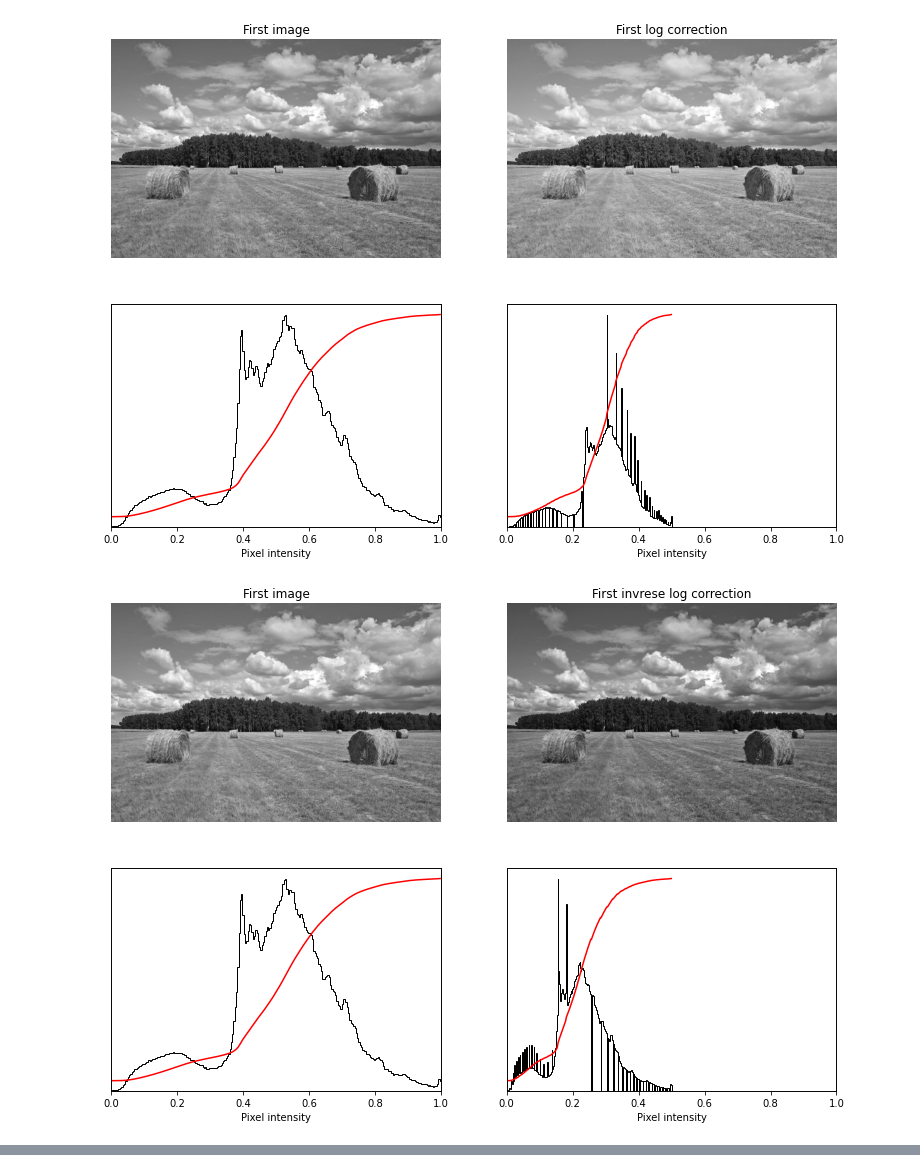
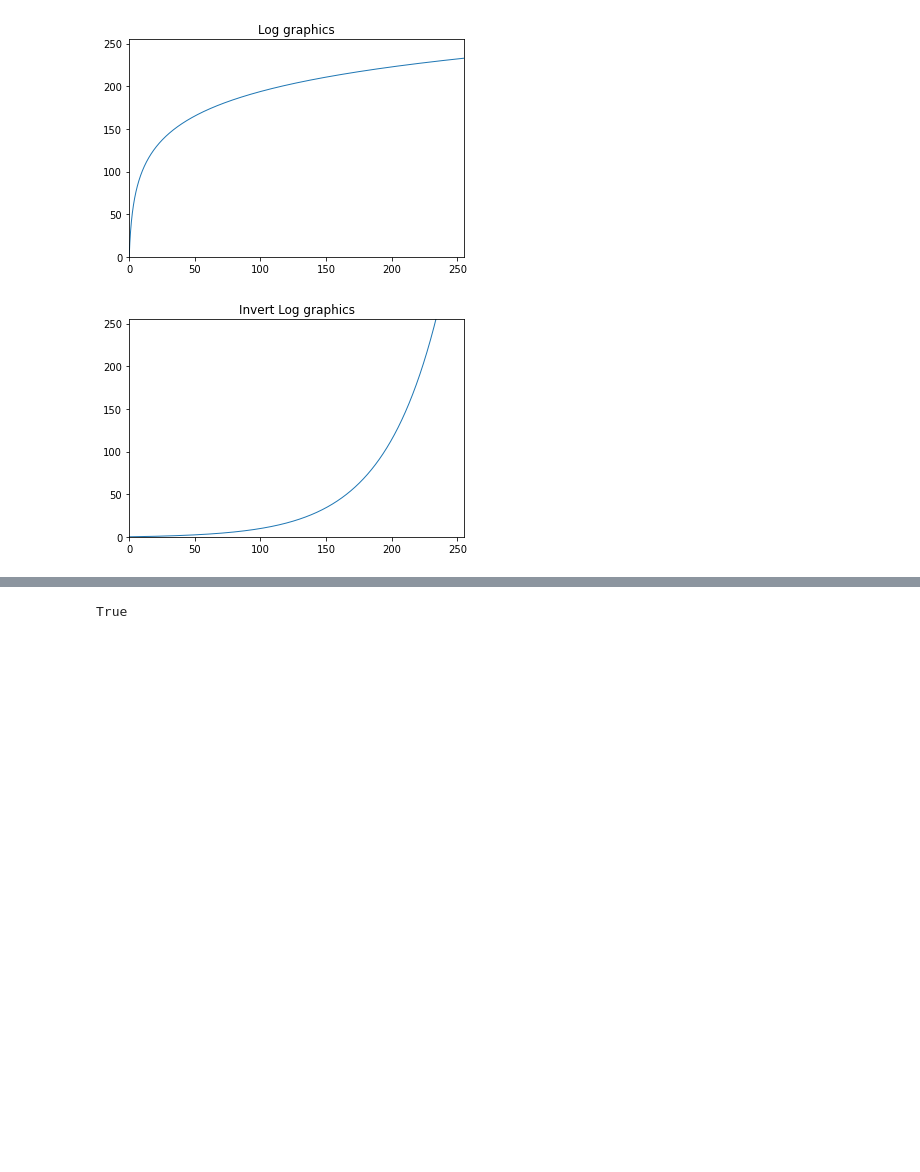
Before and after one commit to GreyImediary/image_processing_labs, a Jupyter notebook: lab_2/lab_2.ipynb, the cells around one changed output, grey strips where cells are left out. Saved outputs shown, nothing was run; the diff lists cells and outputs as text; code cells hidden in the pictures; blank space fills up the shorter version.

```diff
--- a/lab_2/lab_2.ipynb
+++ b/lab_2/lab_2.ipynb
@@ -67,23 +68,68 @@ draw_graphics(img_02_bw, img_02_neg, 'First image', 'Second negative')
 # %%
-float_01 = img_as_float(img_01_bw)
-float_02 = img_as_float(img_02_bw)
+base = 2.71
 
-img_01_log_x = exposure.adjust_log(float_01, 0.5)
-img_02_log_x = exposure.adjust_log(float_02, 1.5)
+def log_plot(c):
+     x = np.arange(0, 256, 0.01)
+     y = c * np.log(1 + x)
+     plt.plot(x, y, linewidth=1)
 
-img_01_log_y = exposure.adjust_log(float_01, 0.5, inv=True)
-img_02_log_y = exposure.adjust_log(float_02, 1.5, inv=True)
+     plt.title(u'Log graphics')
+     plt.xlim(0, 255), plt.ylim(0, 255)
+     plt.show()
 
-imsave('01_log_x.jpg', (img_01_log_x * 255).astype(np.uint8))
-imsave('02_log_x.jpg', (img_02_log_x * 255).astype(np.uint8))
-imsave('01_log_y.jpg', (img_01_log_y * 255).astype(np.uint8))
-imsave('02_log_y.jpg', (img_02_log_y * 255).astype(np.uint8))
+def log_plot_inv(c):
+     x = np.arange(0, 256, 0.01)
+     y = base ** (x / c) - 1
+     plt.plot(x, y, linewidth=1)
 
-draw_graphics(img_01_bw, img_01_log_x, 'First image', 'First log correction')
-draw_graphics(img_01_bw, img_01_log_y, 'First image', 'First invrese log correction')
+     plt.title(u'Invert Log graphics')
+     plt.xlim(0, 255), plt.ylim(0, 255)
+     plt.show()
 
-draw_graphics(img_02_bw, img_02_log_x, 'Second image', 'Second log correction')
-draw_graphics(img_02_bw, img_02_log_y, 'Second image', 'Second invrese log correction')
+def log(c, image2):
+    output = c * np.log(1.0 + image2)
+    output = np.uint8(output + 0.5)
+    return output
+
+def log_inv(c, image_in):
+    output = base ** (image_in / c) - 1
+    output = np.uint8(output + 0.5)
+    return output
+
+
+float_01 = cv2.imread('01_bw.jpg')
+float_02 = cv2.imread('02_bw.jpg')
+
+log_01 = log(42, float_01)
+log_01_inv = log_inv(42, float_01)
+
+log_02 = log(42, float_02)
+log_02_inv = log_inv(42, float_02)
+
+log_plot(42)
+log_plot_inv(42)
+
+cv2.imwrite('01_log_x.jpg', log_01)
+cv2.imwrite('01_log_y.jpg', log_01_inv)
+cv2.imwrite('02_log_x.jpg', log_02)
+cv2.imwrite('02_log_y.jpg', log_02_inv)
+#
+# img_01_log_x = exposure.adjust_log(float_01, 1.001)
+# img_02_log_x = exposure.adjust_log(float_02, 2)
+#
+# img_01_log_y = exposure.adjust_log(float_01, inv=True)
+# img_02_log_y = exposure.adjust_log(float_02, 2, inv=True)
+#
+# imsave('01_log_x.jpg', (img_01_log_x * 255).astype(np.uint8))
+# imsave('02_log_x.jpg', (img_02_log_x * 255).astype(np.uint8))
+# imsave('01_log_y.jpg', (img_01_log_y * 255).astype(np.uint8))
+# imsave('02_log_y.jpg', (img_02_log_y * 255).astype(np.uint8))
+#
+# draw_graphics(img_01_bw, img_01_log_x, 'First image', 'First log correction')
+# draw_graphics(img_01_bw, img_01_log_y, 'First image', 'First invrese log correction')
+#
+# draw_graphics(img_02_bw, img_02_log_x, 'Second image', 'Second log correction')
+# draw_graphics(img_02_bw, img_02_log_y, 'Second image', 'Second invrese log correction')
 # %% [output]
-[figure, old version]
+[figure, new version]
-[figure, old version]
+[figure, new version]
@@ -92,3 +136,4 @@ draw_graphics(img_02_bw, img_02_log_y, 'Second image', 'Second invrese log corre
+True
 # %%
 float_01 = img_as_float(img_01_bw)
 float_02 = img_as_float(img_02_bw)
```
Also changed, not shown: parts of 5 cells of this notebook, 8 other files.
